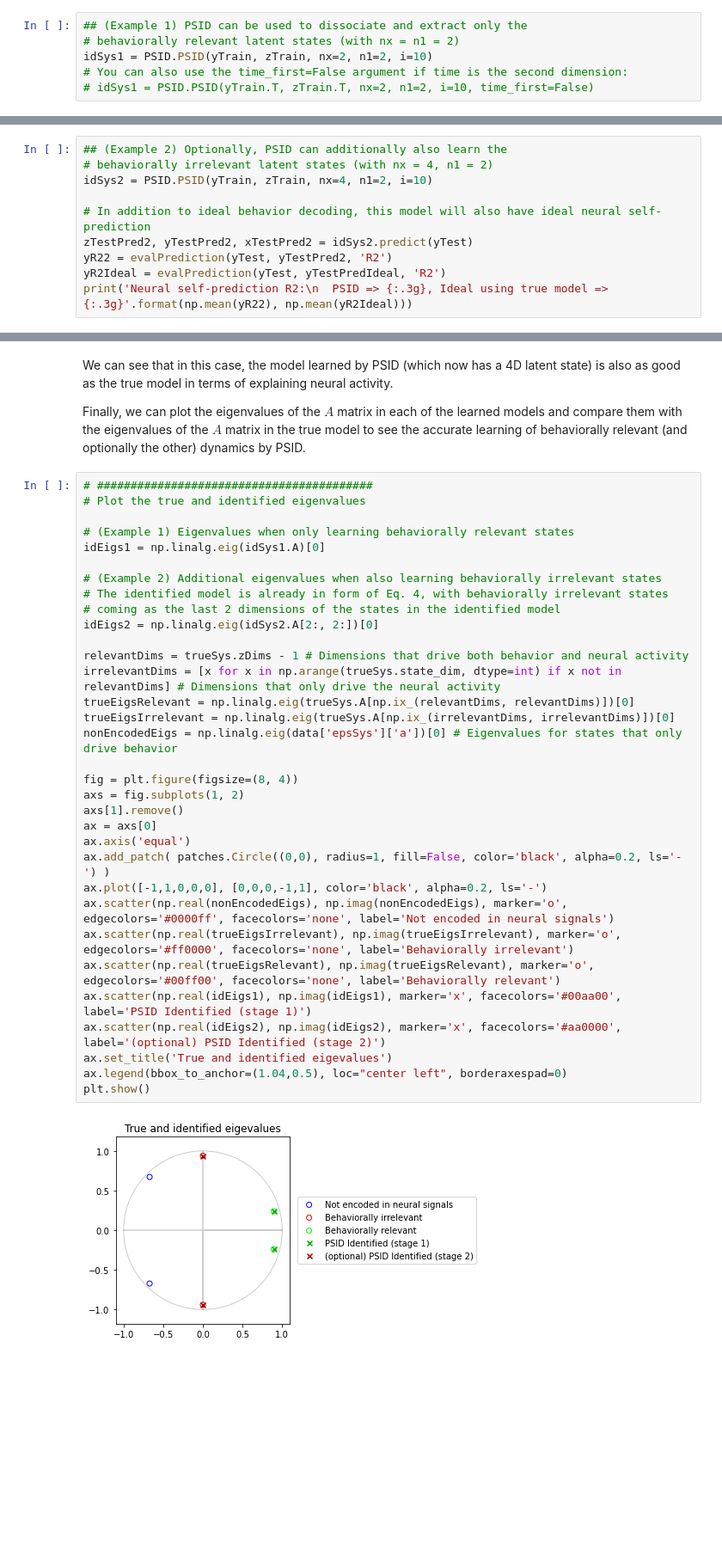
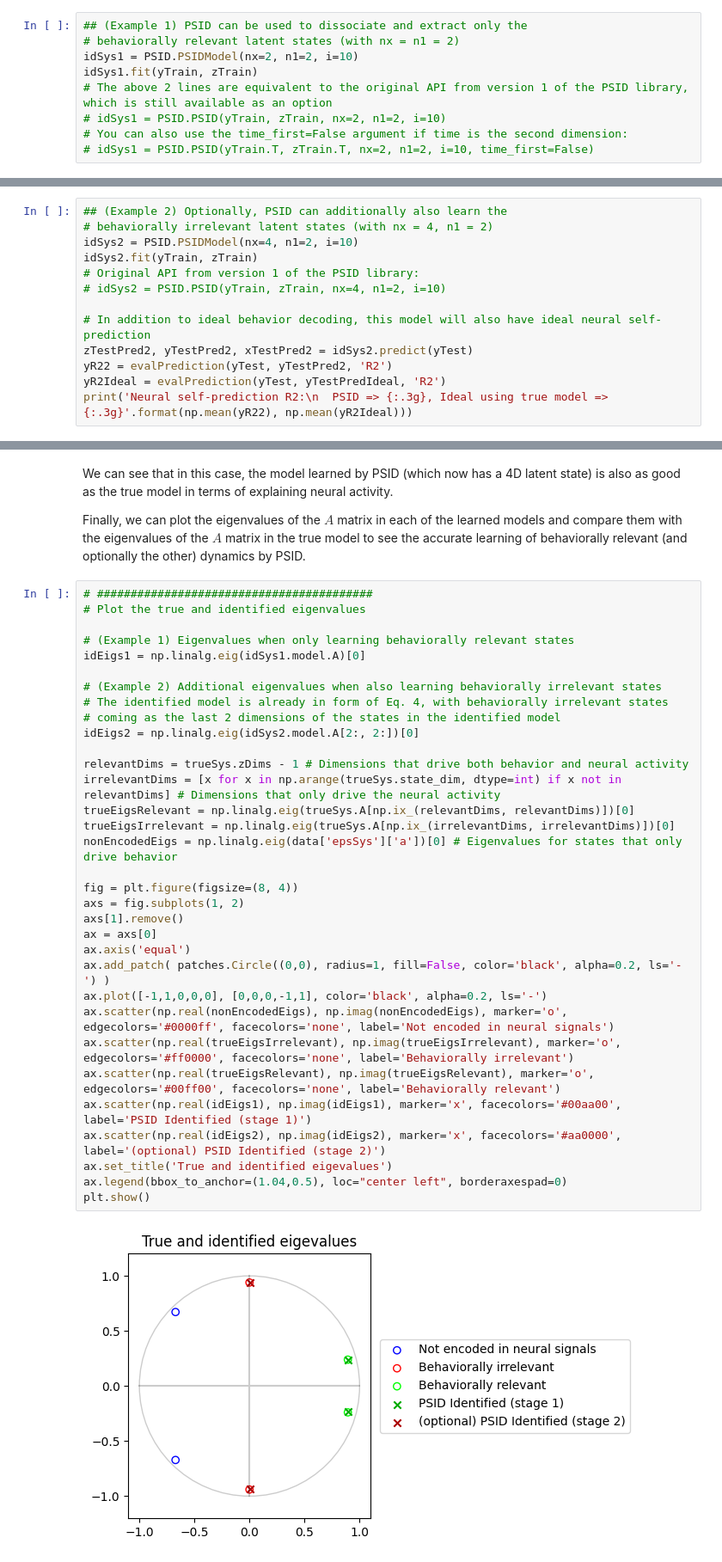
Before and after one commit to ShanechiLab/PyPSID, a Jupyter notebook: source/PSID/example/PSID_tutorial.ipynb, the cells around one changed output, grey strips where cells are left out. Shown: that part at 86% size. Cells and saved outputs as stored; diff of their text form; blank space fills up the shorter version.

```diff
--- a/source/PSID/example/PSID_tutorial.ipynb
+++ b/source/PSID/example/PSID_tutorial.ipynb
@@ -169,7 +174,10 @@ First, let's learn a model with a 2 dimensional latent state that only learns th
 # %%
 ## (Example 1) PSID can be used to dissociate and extract only the
 # behaviorally relevant latent states (with nx = n1 = 2)
-idSys1 = PSID.PSID(yTrain, zTrain, nx=2, n1=2, i=10)
+idSys1 = PSID.PSIDModel(nx=2, n1=2, i=10)
+idSys1.fit(yTrain, zTrain)
+# The above 2 lines are equivalent to the original API from version 1 of the PSID library, which is still available as an option
+# idSys1 = PSID.PSID(yTrain, zTrain, nx=2, n1=2, i=10)
 # You can also use the time_first=False argument if time is the second dimension:
 # idSys1 = PSID.PSID(yTrain.T, zTrain.T, nx=2, n1=2, i=10, time_first=False)
 # %% [markdown]
@@ -196,7 +204,10 @@ Optionally, PSID can also learn other latent states beyond the behaviorally rele
 # %%
 ## (Example 2) Optionally, PSID can additionally also learn the
 # behaviorally irrelevant latent states (with nx = 4, n1 = 2)
-idSys2 = PSID.PSID(yTrain, zTrain, nx=4, n1=2, i=10)
+idSys2 = PSID.PSIDModel(nx=4, n1=2, i=10)
+idSys2.fit(yTrain, zTrain)
+# Original API from version 1 of the PSID library:
+# idSys2 = PSID.PSID(yTrain, zTrain, nx=4, n1=2, i=10)
 
 # In addition to ideal behavior decoding, this model will also have ideal neural self-prediction
 zTestPred2, yTestPred2, xTestPred2 = idSys2.predict(yTest)
@@ -216,33 +227,33 @@ Finally, we can plot the eigenvalues of the $A$ matrix in each of the learned mo
 # Plot the true and identified eigenvalues
 
 # (Example 1) Eigenvalues when only learning behaviorally relevant states
-idEigs1 = np.linalg.eig(idSys1.A)[0]
+idEigs1 = np.linalg.eig(idSys1.model.A)[0]
 
 # (Example 2) Additional eigenvalues when also learning behaviorally irrelevant states
 # The identified model is already in form of Eq. 4, with behaviorally irrelevant states
 # coming as the last 2 dimensions of the states in the identified model
-idEigs2 = np.linalg.eig(idSys2.A[2:, 2:])[0]
+idEigs2 = np.linalg.eig(idSys2.model.A[2:, 2:])[0]
 
 relevantDims = trueSys.zDims - 1 # Dimensions that drive both behavior and neural activity
 irrelevantDims = [x for x in np.arange(trueSys.state_dim, dtype=int) if x not in relevantDims] # Dimensions that only drive the neural activity
 trueEigsRelevant = np.linalg.eig(trueSys.A[np.ix_(relevantDims, relevantDims)])[0]
 trueEigsIrrelevant = np.linalg.eig(trueSys.A[np.ix_(irrelevantDims, irrelevantDims)])[0]
 nonEncodedEigs = np.linalg.eig(data['epsSys']['a'])[0] # Eigenvalues for states that only drive behavior
 
 fig = plt.figure(figsize=(8, 4))
 axs = fig.subplots(1, 2)
 axs[1].remove()
 ax = axs[0]
 ax.axis('equal')
 ax.add_patch( patches.Circle((0,0), radius=1, fill=False, color='black', alpha=0.2, ls='-') )
 ax.plot([-1,1,0,0,0], [0,0,0,-1,1], color='black', alpha=0.2, ls='-')
 ax.scatter(np.real(nonEncodedEigs), np.imag(nonEncodedEigs), marker='o', edgecolors='#0000ff', facecolors='none', label='Not encoded in neural signals')
 ax.scatter(np.real(trueEigsIrrelevant), np.imag(trueEigsIrrelevant), marker='o', edgecolors='#ff0000', facecolors='none', label='Behaviorally irrelevant')
 ax.scatter(np.real(trueEigsRelevant), np.imag(trueEigsRelevant), marker='o', edgecolors='#00ff00', facecolors='none', label='Behaviorally relevant')
 ax.scatter(np.real(idEigs1), np.imag(idEigs1), marker='x', facecolors='#00aa00', label='PSID Identified (stage 1)')
 ax.scatter(np.real(idEigs2), np.imag(idEigs2), marker='x', facecolors='#aa0000', label='(optional) PSID Identified (stage 2)')
 ax.set_title('True and identified eigevalues')
 ax.legend(bbox_to_anchor=(1.04,0.5), loc="center left", borderaxespad=0)
 plt.show()
 # %% [output]
-[figure, old version]
+[figure, new version]
```
Also changed, not shown: parts of 9 cells of this notebook, 6 other files.
